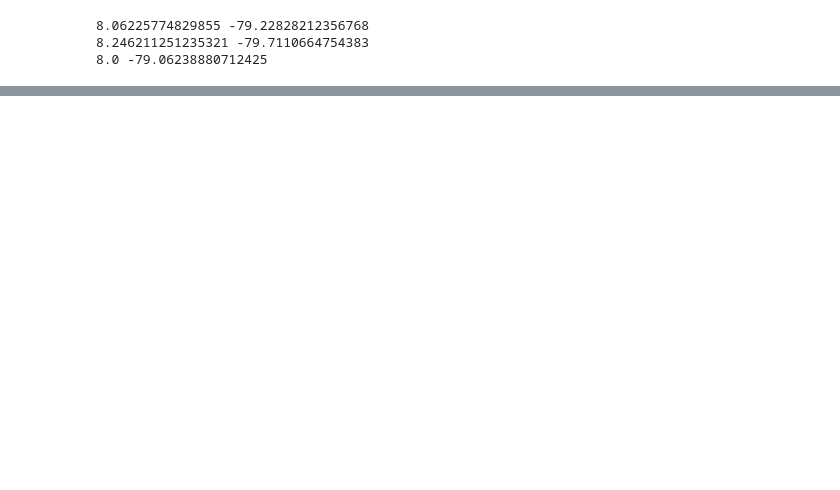
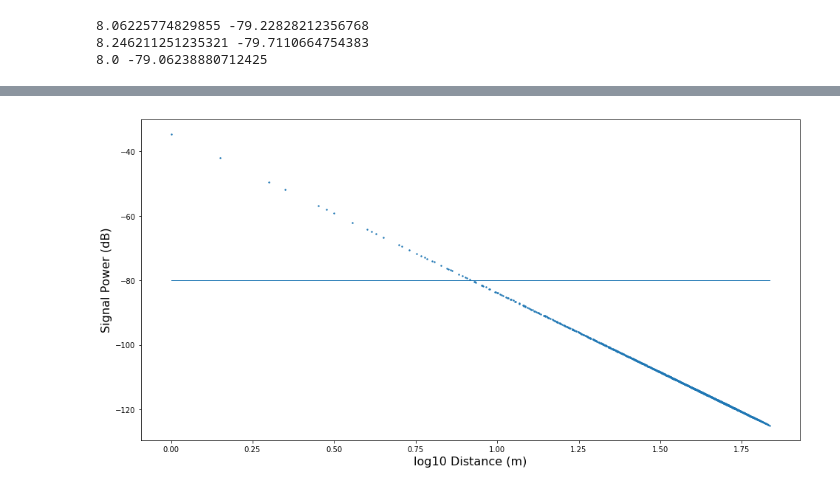
Before and after one commit to caitaozhan/Localization, a Jupyter notebook: visualize/visualize.ipynb, the cells around one changed output, grey strips where cells are left out. Saved outputs shown, nothing was run; the diff lists cells and outputs as text; code cells hidden in the pictures; blank space fills up the shorter version.

```diff
--- a/visualize/visualize.ipynb
+++ b/visualize/visualize.ipynb
@@ -63,0 +72,9 @@ np.log(5.302765411589612e-59)
+# %%
+plt.figure(figsize=(16, 8))
+plt.scatter(np.log10(X_dist), Y_signal, s=2)
+plt.plot(np.log10(X_dist), Y_80, linewidth=1)
+plt.xlabel('log10 Distance (m)', fontsize=16)
+plt.ylabel('Signal Power (dB)', fontsize=16)
+plt.show()
+# %% [output]
+[figure, added]
```
Also changed, not shown: parts of 3 cells of this notebook.
